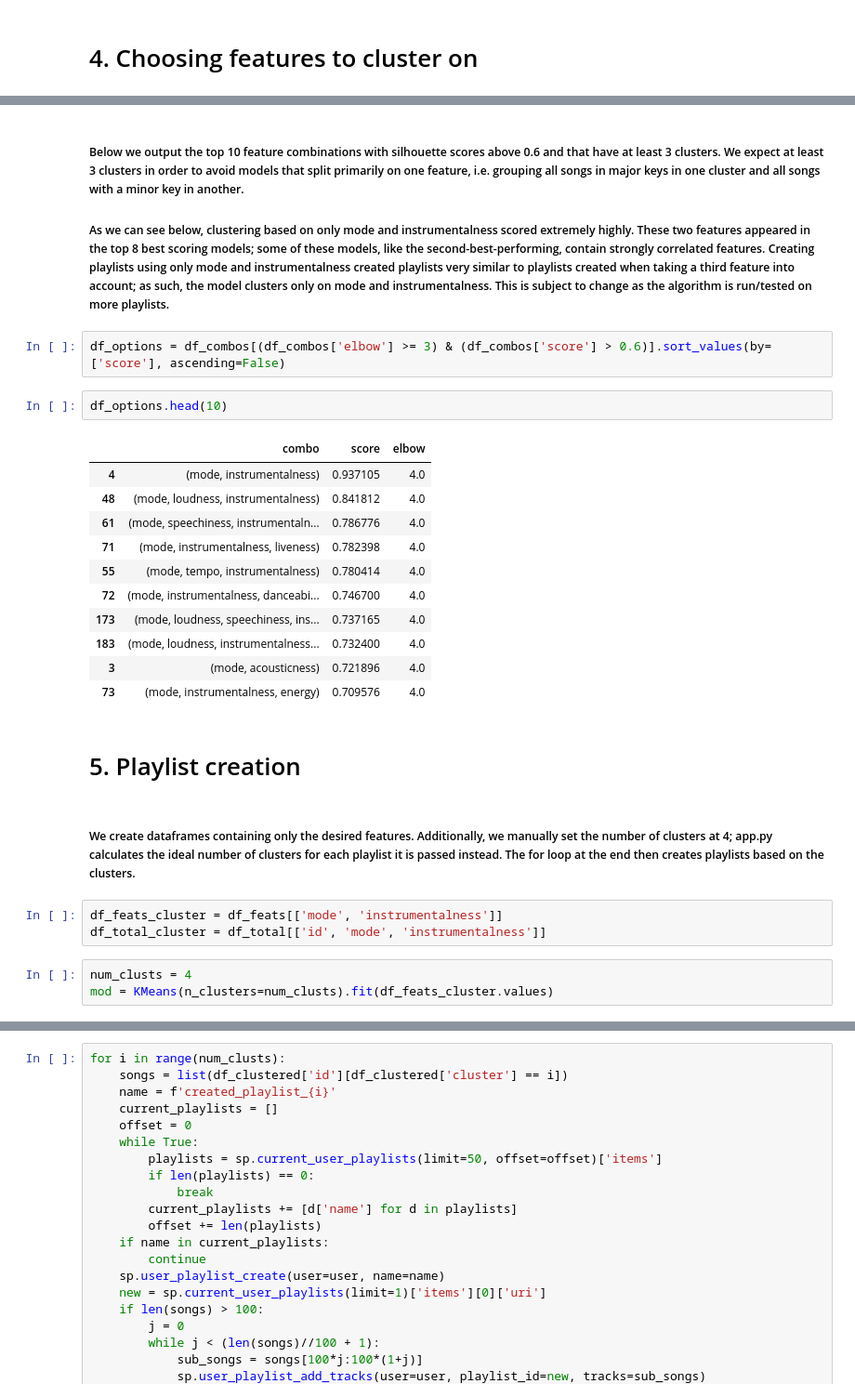
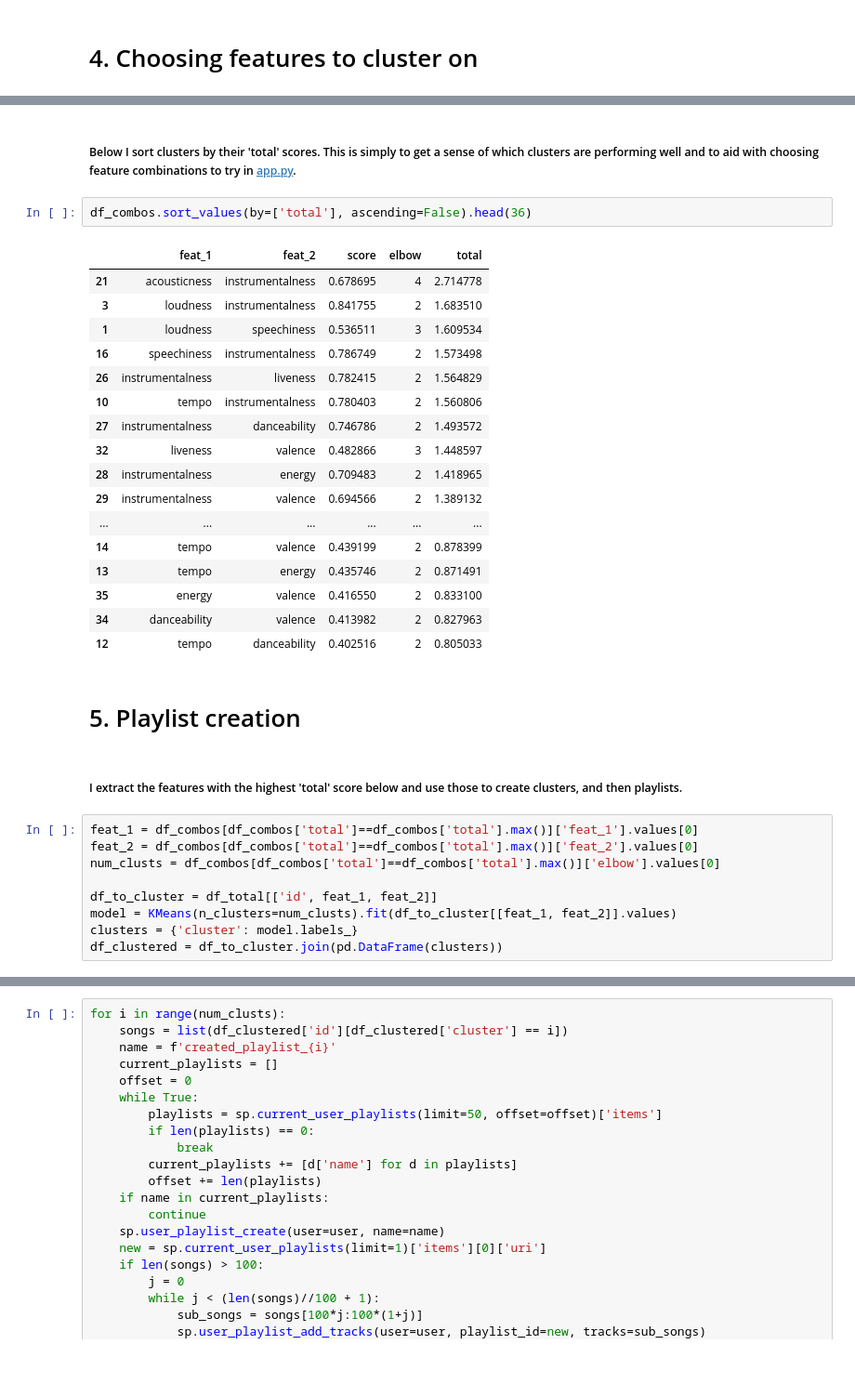
Before and after one commit to yashpar1/playlist-builder, a Jupyter notebook: exploratory_analysis_and_walkthrough.ipynb, the cells around one changed output, grey strips where cells are left out. Shown at 93% size. Cells and saved outputs as stored; diff of their text form; blank space fills up the shorter version.

```diff
--- a/exploratory_analysis_and_walkthrough.ipynb
+++ b/exploratory_analysis_and_walkthrough.ipynb
@@ -99,30 +98,35 @@ df_combos = pd.DataFrame(output)
 # %% [markdown]
-##### Below we output the top 10 feature combinations with silhouette scores above 0.6 and that have at least 3 clusters. We expect at least 3 clusters in order to avoid models that split primarily on one feature, i.e. grouping all songs in major keys in one cluster and all songs with a minor key in another.
-
-##### As we can see below, clustering based on only mode and instrumentalness scored extremely highly. These two features appeared in the top 8 best scoring models; some of these models, like the second-best-performing, contain strongly correlated features. Creating playlists using only mode and instrumentalness created playlists very similar to playlists created when taking a third feature into account; as such, the model clusters only on mode and instrumentalness. This is subject to change as the algorithm is run/tested on more playlists.
+##### Below I sort clusters by their 'total' scores. This is simply to get a sense of which clusters are performing well and to aid with choosing feature combinations to try in [app.py](app.py).
 # %%
-df_options = df_combos[(df_combos['elbow'] >= 3) & (df_combos['score'] > 0.6)].sort_values(by=['score'], ascending=False)
+df_combos.sort_values(by=['total'], ascending=False).head(36)
+# %% [output]
+|  | feat_1 | feat_2 | score | elbow | total |
+| 21 | acousticness | instrumentalness | 0.678695 | 4 | 2.714778 |
+| 3 | loudness | instrumentalness | 0.841755 | 2 | 1.683510 |
+| 1 | loudness | speechiness | 0.536511 | 3 | 1.609534 |
+| 16 | speechiness | instrumentalness | 0.786749 | 2 | 1.573498 |
+| 26 | instrumentalness | liveness | 0.782415 | 2 | 1.564829 |
+| 10 | tempo | instrumentalness | 0.780403 | 2 | 1.560806 |
+| 27 | instrumentalness | danceability | 0.746786 | 2 | 1.493572 |
+| 32 | liveness | valence | 0.482866 | 3 | 1.448597 |
+| 28 | instrumentalness | energy | 0.709483 | 2 | 1.418965 |
+| 29 | instrumentalness | valence | 0.694566 | 2 | 1.389132 |
+| ... | ... | ... | ... | ... | ... |
+| 14 | tempo | valence | 0.439199 | 2 | 0.878399 |
+| 13 | tempo | energy | 0.435746 | 2 | 0.871491 |
+| 35 | energy | valence | 0.416550 | 2 | 0.833100 |
+| 34 | danceability | valence | 0.413982 | 2 | 0.827963 |
+| 12 | tempo | danceability | 0.402516 | 2 | 0.805033 |
-# %%
-df_options.head(10)
-# %% [output]
-|  | combo | score | elbow |
-| 4 | (mode, instrumentalness) | 0.937105 | 4.0 |
-| 48 | (mode, loudness, instrumentalness) | 0.841812 | 4.0 |
-| 61 | (mode, speechiness, instrumentaln... | 0.786776 | 4.0 |
-| 71 | (mode, instrumentalness, liveness) | 0.782398 | 4.0 |
-| 55 | (mode, tempo, instrumentalness) | 0.780414 | 4.0 |
-| 72 | (mode, instrumentalness, danceabi... | 0.746700 | 4.0 |
-| 173 | (mode, loudness, speechiness, ins... | 0.737165 | 4.0 |
-| 183 | (mode, loudness, instrumentalness... | 0.732400 | 4.0 |
-| 3 | (mode, acousticness) | 0.721896 | 4.0 |
-| 73 | (mode, instrumentalness, energy) | 0.709576 | 4.0 |
 # %% [markdown]
 # 5. Playlist creation
 # %% [markdown]
-##### We create dataframes containing only the desired features. Additionally, we manually set the number of clusters at 4; app.py calculates the ideal number of clusters for each playlist it is passed instead. The for loop at the end then creates playlists based on the clusters.
+##### I extract the features with the highest 'total' score below and use those to create clusters, and then playlists.
 # %%
-df_feats_cluster = df_feats[['mode', 'instrumentalness']]
-df_total_cluster = df_total[['id', 'mode', 'instrumentalness']]
+feat_1 = df_combos[df_combos['total']==df_combos['total'].max()]['feat_1'].values[0]
+feat_2 = df_combos[df_combos['total']==df_combos['total'].max()]['feat_2'].values[0]
+num_clusts = df_combos[df_combos['total']==df_combos['total'].max()]['elbow'].values[0]
+
+df_to_cluster = df_total[['id', feat_1, feat_2]]
+model = KMeans(n_clusters=num_clusts).fit(df_to_cluster[[feat_1, feat_2]].values)
+clusters = {'cluster': model.labels_}
+df_clustered = df_to_cluster.join(pd.DataFrame(clusters))
-# %%
-num_clusts = 4
-mod = KMeans(n_clusters=num_clusts).fit(df_feats_cluster.values)
```
Also changed, not shown: parts of 7 cells of this notebook.
